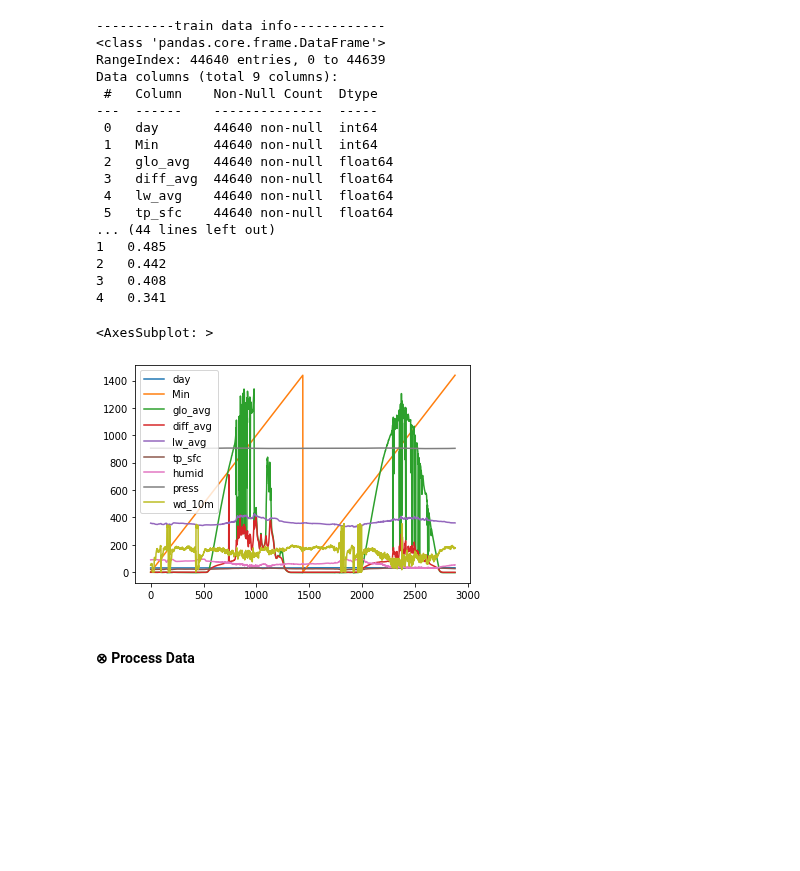
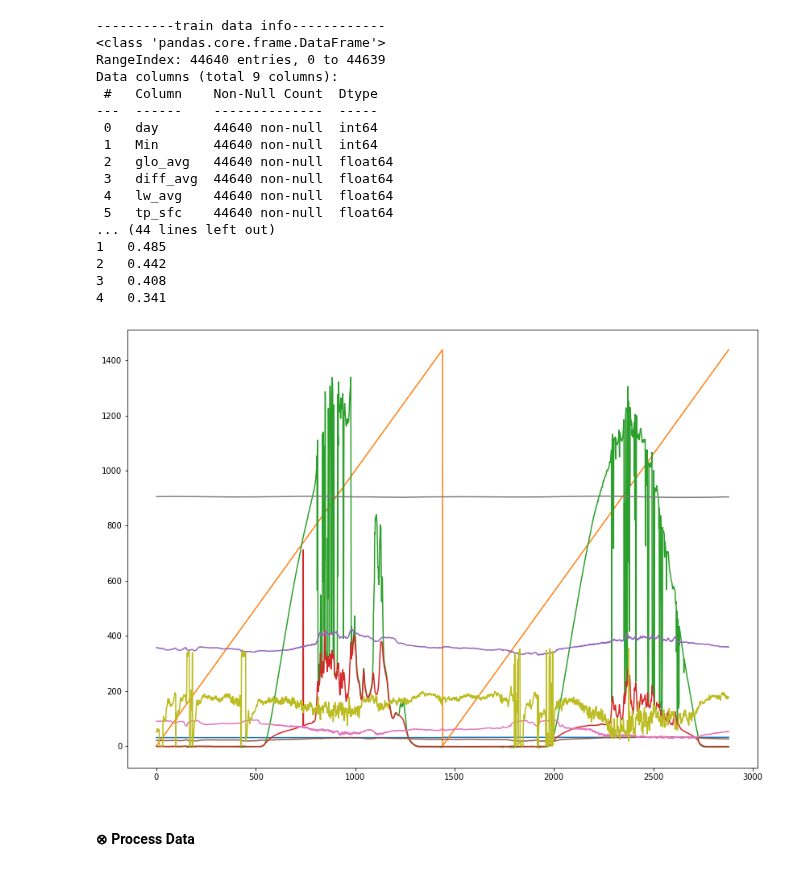
Before and after one commit to muriloboratto/AI-university-assignments, a Jupyter notebook: 2-Neural-Network/03-multilayer-perceptron-regression.ipynb, the cells around one changed output. Drawn from its saved outputs; the diff is of its cells as text; code cells hidden in the pictures; blank space fills up the shorter version.

```diff
--- a/2-Neural-Network/03-multilayer-perceptron-regression.ipynb
+++ b/2-Neural-Network/03-multilayer-perceptron-regression.ipynb
@@ -361,11 +363,13 @@ Data columns (total 9 columns):
 2   0.442
 3   0.408
 4   0.341
-# %%
-x_test.plot()
-# %% [output]
-<AxesSubplot: >
-[figure, removed]
+# %%
+# Plot the comparison
+plt.figure(figsize=(14, 10))
+plt.plot(x_test, label='True')
+plt.show()
+# %% [output]
+[figure, added]
 # %% [markdown]
 #### ⊗ Process Data
 # %%
```
Also changed, not shown: parts of 5 cells of this notebook, 9 other files.
